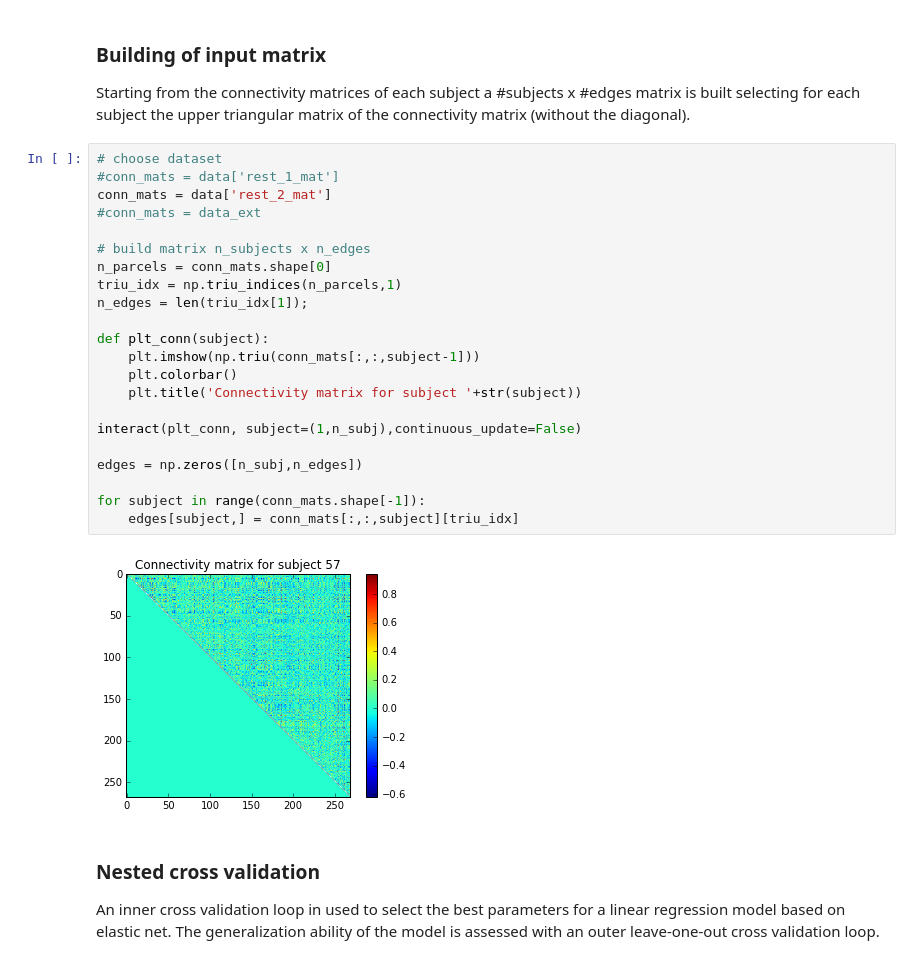
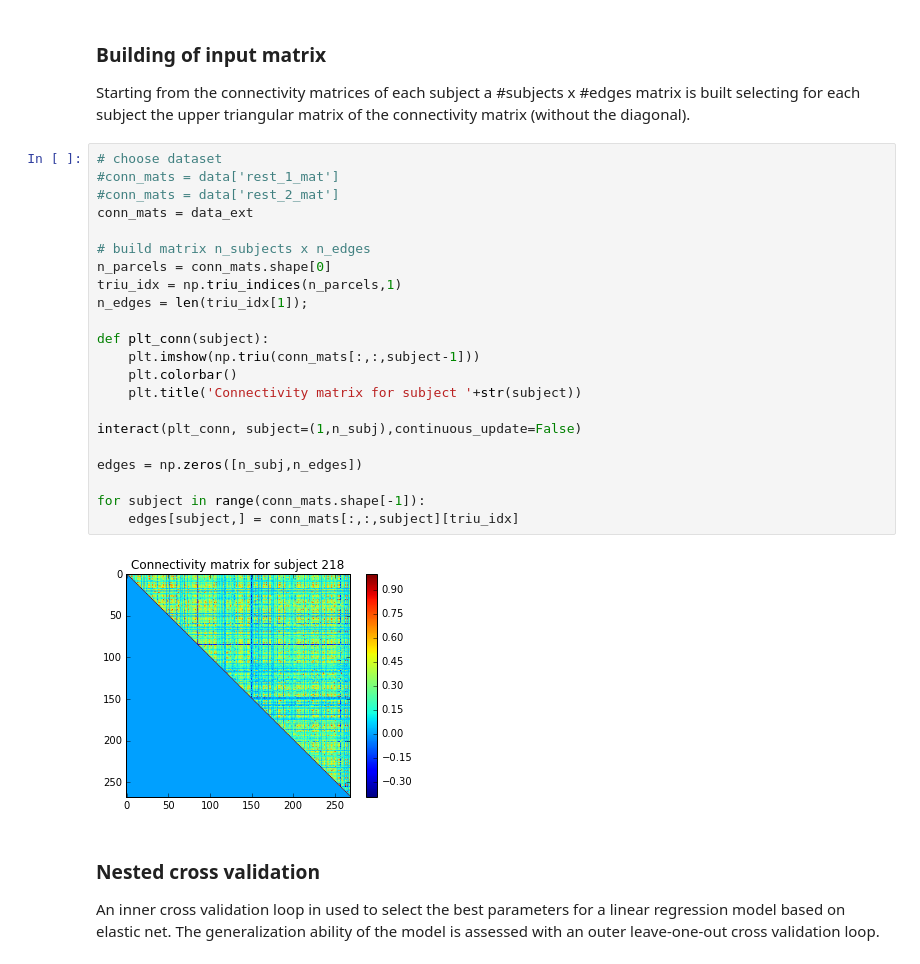
Before and after one commit to paola-g/iq_prediction, a Jupyter notebook: svm_loo.ipynb, the cells around one changed output. Drawn from its saved outputs; the diff is of its cells as text.

```diff
--- a/svm_loo.ipynb
+++ b/svm_loo.ipynb
@@ -149,27 +149,27 @@ Starting from the connectivity matrices of each subject a #subjects x #edges mat
 # %%
 # choose dataset
 #conn_mats = data['rest_1_mat']
-conn_mats = data['rest_2_mat']
-#conn_mats = data_ext
+#conn_mats = data['rest_2_mat']
+conn_mats = data_ext
 
 # build matrix n_subjects x n_edges
 n_parcels = conn_mats.shape[0]
 triu_idx = np.triu_indices(n_parcels,1)
 n_edges = len(triu_idx[1]);
 
 def plt_conn(subject):
     plt.imshow(np.triu(conn_mats[:,:,subject-1]))
     plt.colorbar()
     plt.title('Connectivity matrix for subject '+str(subject))
 
 interact(plt_conn, subject=(1,n_subj),continuous_update=False)
 
 edges = np.zeros([n_subj,n_edges])
 
 for subject in range(conn_mats.shape[-1]):
     edges[subject,] = conn_mats[:,:,subject][triu_idx]
 # %% [output]
-[figure, old version]
+[figure, new version]
 # %% [markdown]
 ### Nested cross validation
 An inner  cross validation loop in used to select the best parameters for a linear regression model based on elastic net. The generalization ability of the model is assessed with an outer leave-one-out cross validation loop.
```
Also changed, not shown: parts of 1 cell of this notebook, 3 other files.
